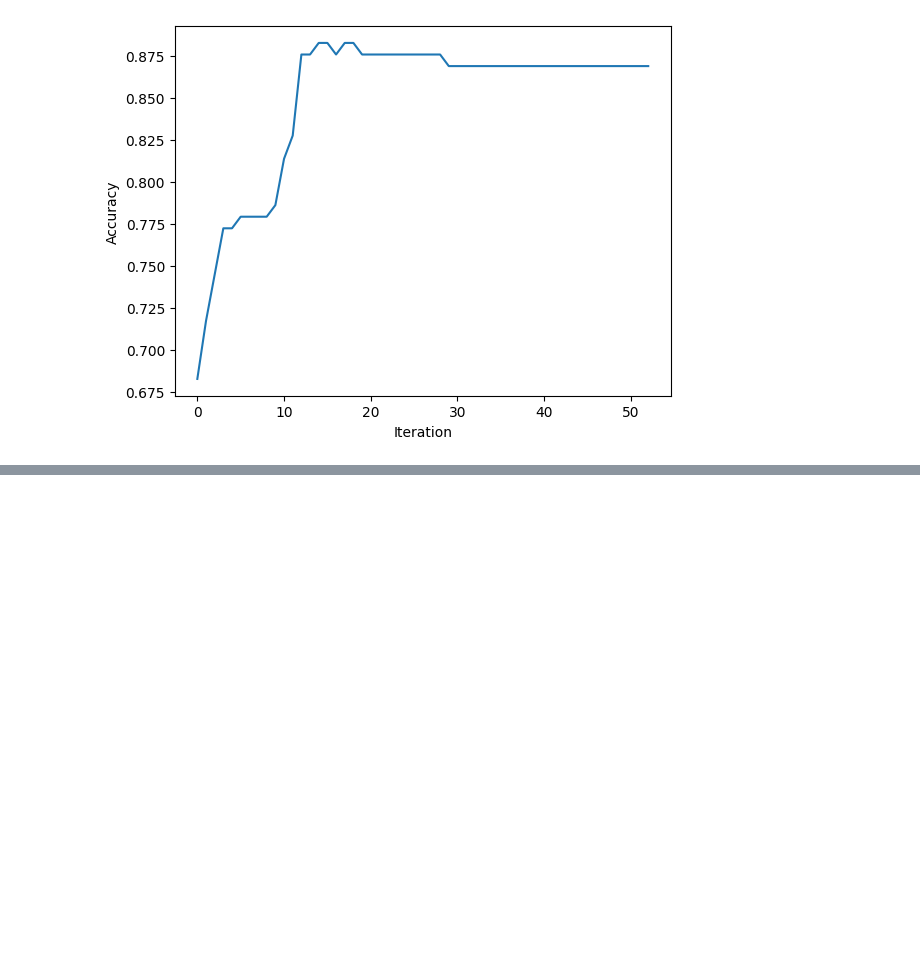
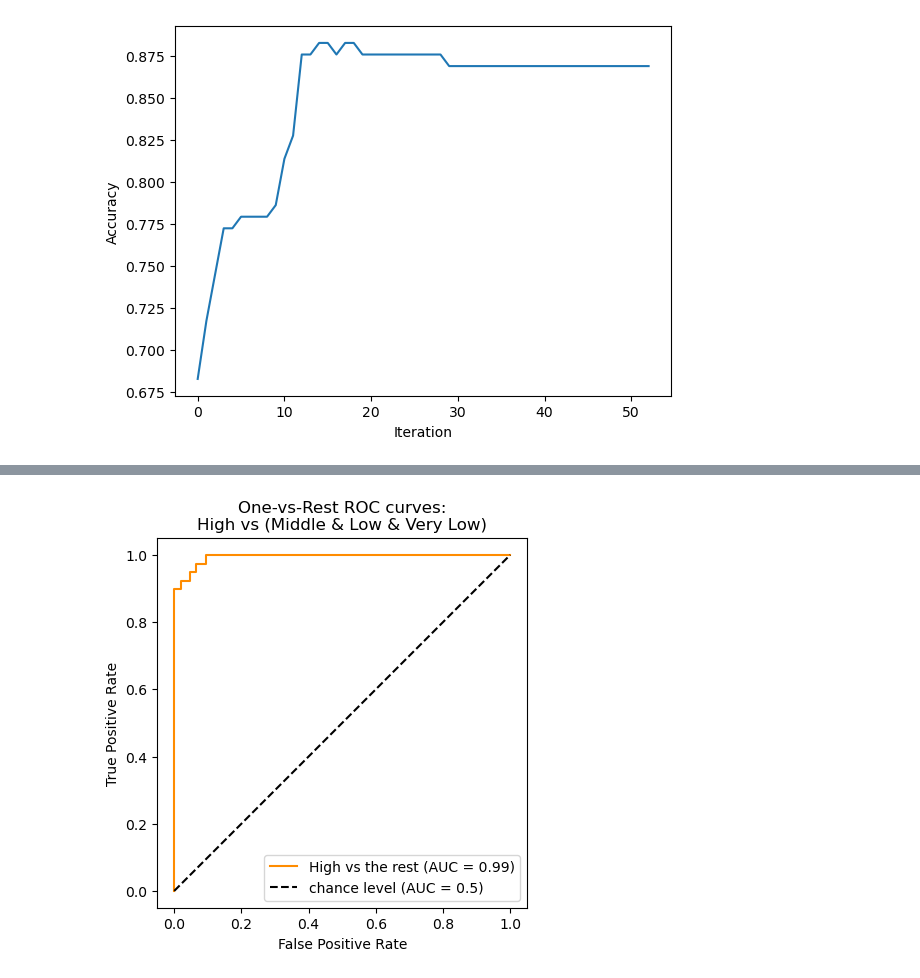
Before and after one commit to PhiVietHoang/Project1, a Jupyter notebook: model_test.ipynb, the cells around one changed output, grey strips where cells are left out. Cells and saved outputs as stored; diff of their text form; code cells hidden in the pictures; blank space fills up the shorter version.

```diff
--- a/model_test.ipynb
+++ b/model_test.ipynb
@@ -166,0 +168,37 @@ High        0.98   0.96    0.98   0.92  0.94
+# %%
+def prob_label(R, R_Lp, classes, w, ruler):
+    prob = np.zeros((R.shape[0], classes.shape[0]))
+    y, n = clf.fuzzify(R, R)
+    y_Lp, n_Lp = clf.fuzzify(R_Lp, R)
+
+    for i in range(R.shape[0]):
+        dists = np.zeros(classes.shape[0])
+        for j in range(classes.shape[0]):
+            dists[j] = clf.distance_calc(y[i], n[i], y_Lp[j], n_Lp[j], w, ruler)
+        prob[i] = np.exp(-dists)/np.exp(-dists).sum(axis = 0)
+
+    return prob
+prob = prob_label(R_test, R_Lp, classes, w, 'eu')
+# %%
+from sklearn.preprocessing import LabelBinarizer
+
+encoder = clf.OrderedLabelEncoder()
+encoder.fit(classes)
+classes_encoded = encoder.transform(classes)
+L_test_encoded = encoder.transform(L_test)
+L_pred_encoded = encoder.transform(L_pred)
+label_binarizer = LabelBinarizer().fit(classes_encoded)
+L_onehot_test = label_binarizer.transform(L_test_encoded)
+L_onehot_pred = label_binarizer.transform(L_pred_encoded)
+# %%
+RocCurveDisplay.from_predictions(L_onehot_test[:,3], prob[:,3], name="High vs the rest",
+    color="darkorange",)
+plt.plot([0, 1], [0, 1], "k--", label="chance level (AUC = 0.5)")
+plt.axis("square")
+plt.xlabel("False Positive Rate")
+plt.ylabel("True Positive Rate")
+plt.title("One-vs-Rest ROC curves:\nHigh vs (Middle & Low & Very Low)")
+plt.legend()
+plt.show()
+# %% [output]
+[figure, added]
```
Also changed, not shown: parts of 8 cells of this notebook.
